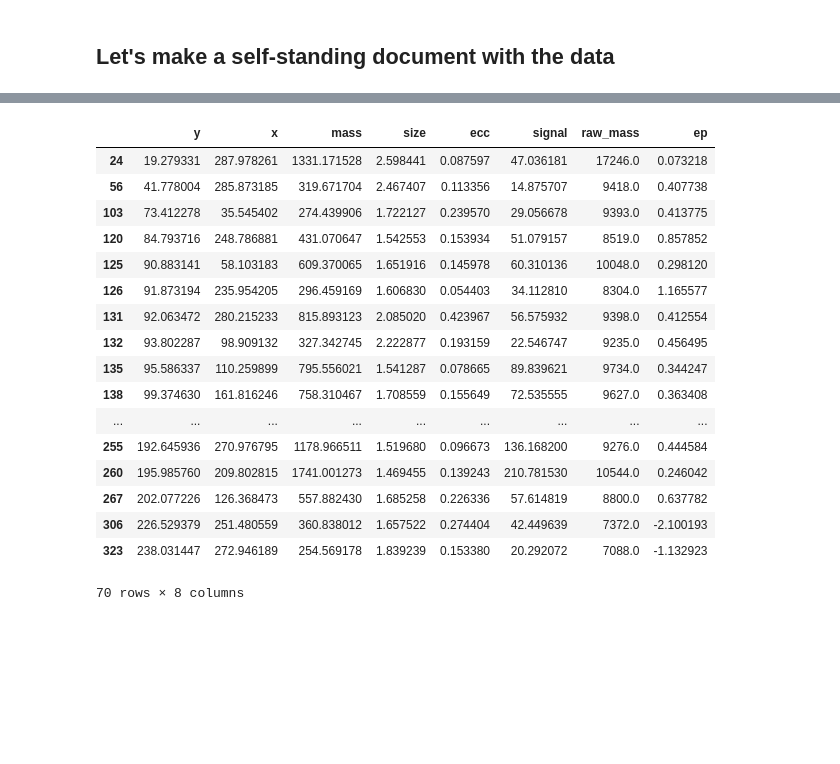
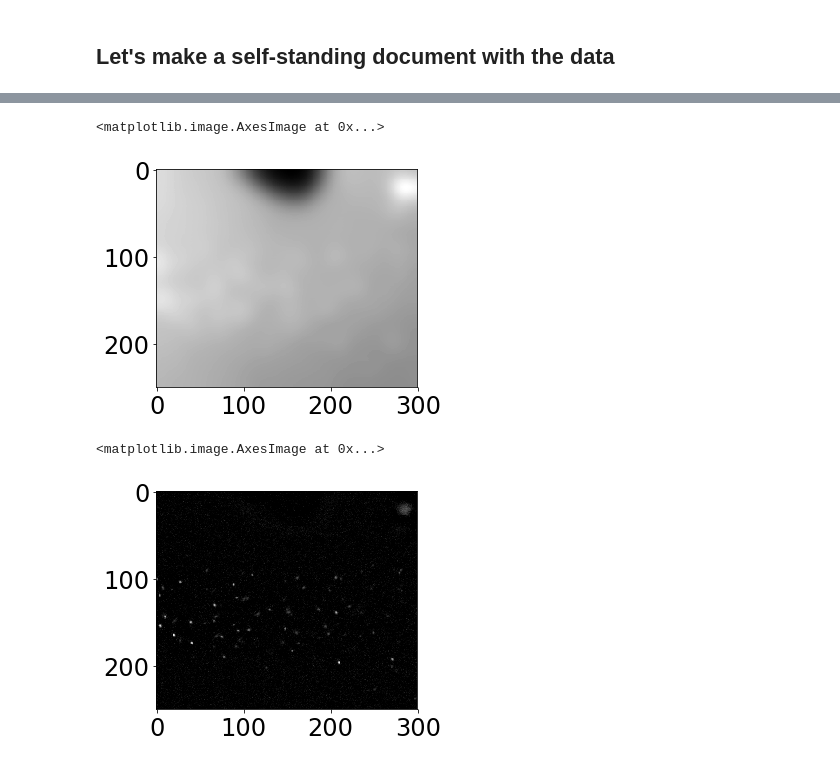
Before and after one commit to uetke/UTrack, a Jupyter notebook: Analyze_tracks.ipynb, the cells around one changed output, grey strips where cells are left out. Saved outputs shown, nothing was run; the diff lists cells and outputs as text; code cells hidden in the pictures; blank space fills up the shorter version.

Commit message:
Progress with binary mask. Started using scikit-image, looks promising

```diff
--- a/Analyze_tracks.ipynb
+++ b/Analyze_tracks.ipynb
@@ -26,8 +30,10 @@ mpl.rc('ytick', labelsize=24)
 Loading BokehJS ...
 [interactive output not drawn]
 # %%
-file = h5py.File('data.h5')
-data = file['Basler data'][:,:,:]
+file_dir = '/home/aquiles/Documents/Data/Tracking/run100nm'
+filename = 'data.h5'
+with h5py.File(os.path.join(file_dir, filename)) as file:
+    data = file['Basler data'][:,:,:]
 frames = np.linspace(1, data.shape[0], data.shape[0])
 # %% [markdown]
 ## Quick insight into the data
@@ -169,22 +151,3 @@ d.plot()
 centers = tp.locate(data[0, :, :], 9, minmass=250)
 # %%
 centers
-# %% [output]
-|  | y | x | mass | size | ecc | signal | raw_mass | ep |
-| 24 | 19.279331 | 287.978261 | 1331.171528 | 2.598441 | 0.087597 | 47.036181 | 17246.0 | 0.073218 |
-| 56 | 41.778004 | 285.873185 | 319.671704 | 2.467407 | 0.113356 | 14.875707 | 9418.0 | 0.407738 |
-| 103 | 73.412278 | 35.545402 | 274.439906 | 1.722127 | 0.239570 | 29.056678 | 9393.0 | 0.413775 |
-| 120 | 84.793716 | 248.786881 | 431.070647 | 1.542553 | 0.153934 | 51.079157 | 8519.0 | 0.857852 |
-| 125 | 90.883141 | 58.103183 | 609.370065 | 1.651916 | 0.145978 | 60.310136 | 10048.0 | 0.298120 |
-| 126 | 91.873194 | 235.954205 | 296.459169 | 1.606830 | 0.054403 | 34.112810 | 8304.0 | 1.165577 |
-| 131 | 92.063472 | 280.215233 | 815.893123 | 2.085020 | 0.423967 | 56.575932 | 9398.0 | 0.412554 |
-| 132 | 93.802287 | 98.909132 | 327.342745 | 2.222877 | 0.193159 | 22.546747 | 9235.0 | 0.456495 |
-| 135 | 95.586337 | 110.259899 | 795.556021 | 1.541287 | 0.078665 | 89.839621 | 9734.0 | 0.344247 |
-| 138 | 99.374630 | 161.816246 | 758.310467 | 1.708559 | 0.155649 | 72.535555 | 9627.0 | 0.363408 |
-| ... | ... | ... | ... | ... | ... | ... | ... | ... |
-| 255 | 192.645936 | 270.976795 | 1178.966511 | 1.519680 | 0.096673 | 136.168200 | 9276.0 | 0.444584 |
-| 260 | 195.985760 | 209.802815 | 1741.001273 | 1.469455 | 0.139243 | 210.781530 | 10544.0 | 0.246042 |
-| 267 | 202.077226 | 126.368473 | 557.882430 | 1.685258 | 0.226336 | 57.614819 | 8800.0 | 0.637782 |
-| 306 | 226.529379 | 251.480559 | 360.838012 | 1.657522 | 0.274404 | 42.449639 | 7372.0 | -2.100193 |
-| 323 | 238.031447 | 272.946189 | 254.569178 | 1.839239 | 0.153380 | 20.292072 | 7088.0 | -1.132923 |
-70 rows × 8 columns
@@ -190,0 +161,6 @@ centers
+# %%
+bkg = gaussian_filter(data[1,:,:], 10)
+plt.imshow(bkg)
+# %% [output]
+<matplotlib.image.AxesImage at 0x...>
+[figure, added]
@@ -190,0 +170,5 @@ centers
+# %%
+plt.imshow(clear_data)
+# %% [output]
+<matplotlib.image.AxesImage at 0x...>
+[figure, added]
```
Also changed, not shown: parts of 25 cells of this notebook, 1 other file.
